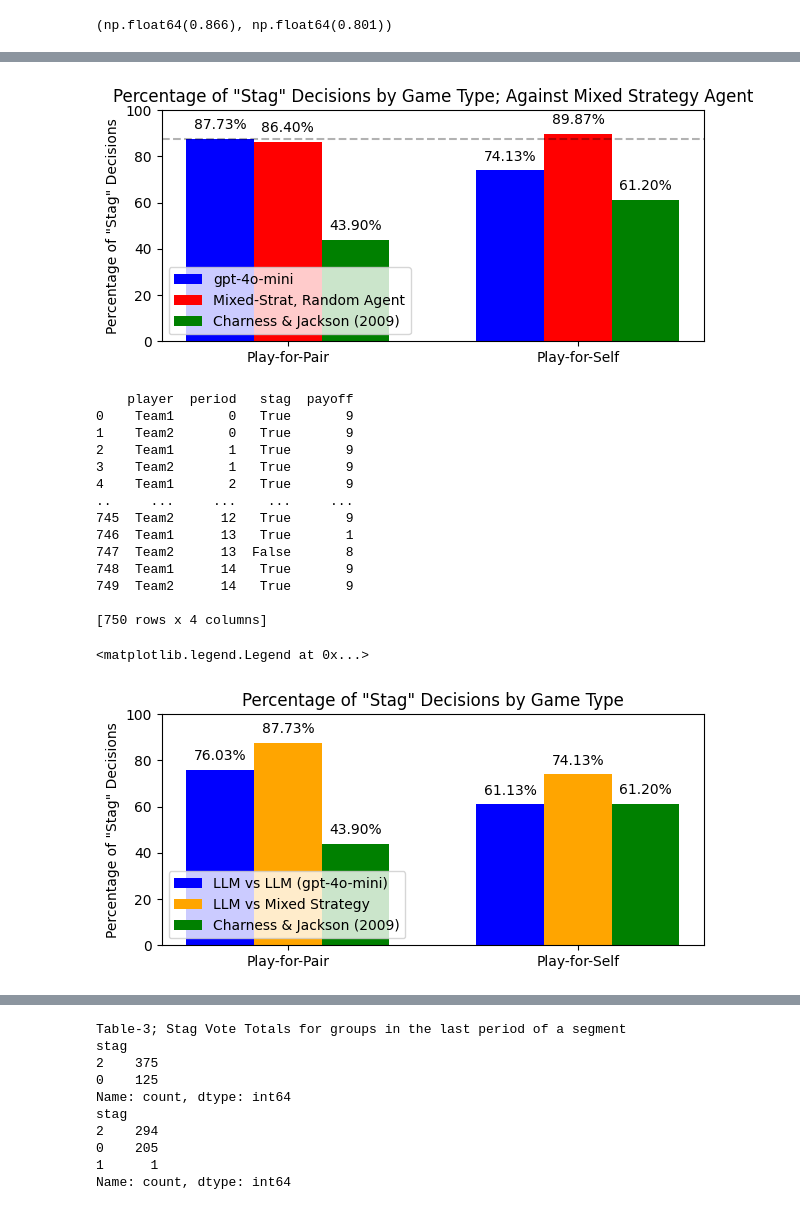
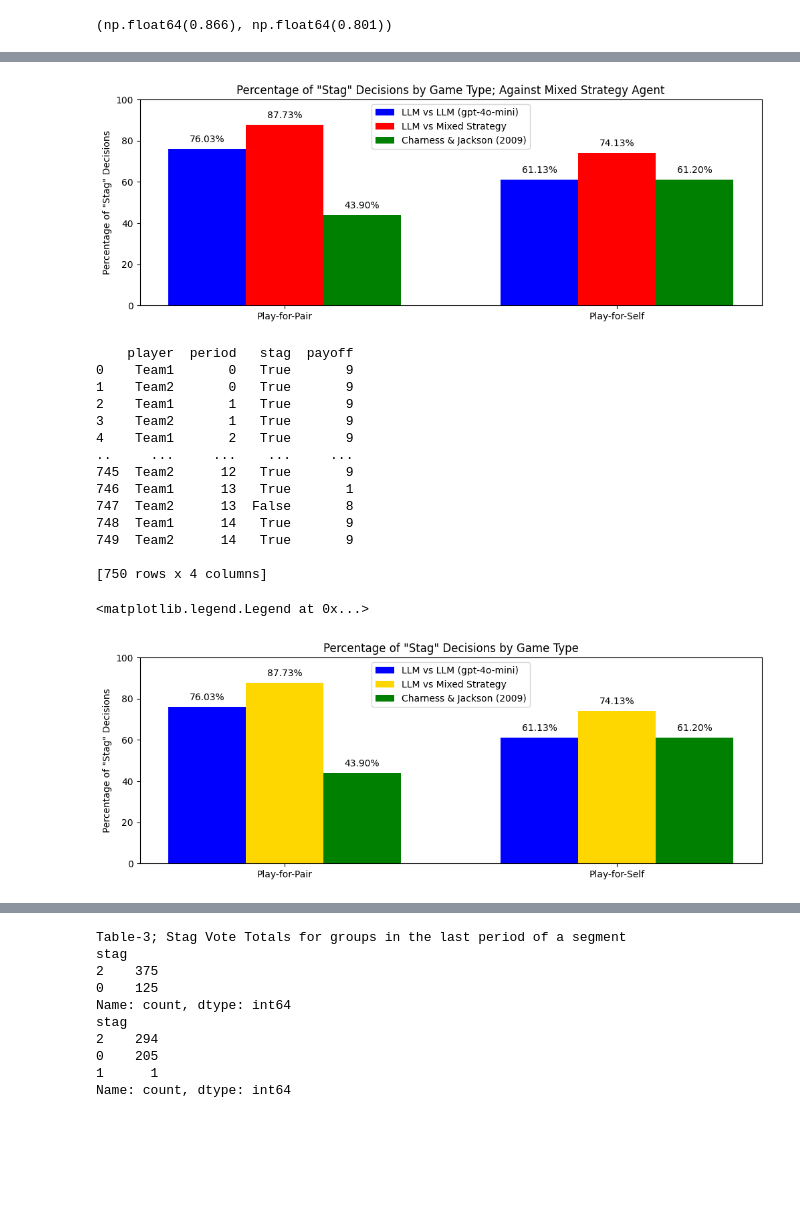
Before and after one commit to Tsangares/llm_responsibility, a Jupyter notebook: replication.ipynb, the cells around one changed output, grey strips where cells are left out. Cells and saved outputs as stored; diff of their text form; code cells hidden in the pictures; blank space fills up the shorter version.

```diff
--- a/replication.ipynb
+++ b/replication.ipynb
@@ -8,6 +8,8 @@ import matplotlib.pyplot as plt
 import numpy as np
 from tabulate import tabulate
 import statsmodels.api as sm
+
+FIGURE_SIZE = (12, 4)
 # %%
 # Running large dataset # 1
 #pp_df = pd.read_csv('./dist/pp_df_1734392696.csv')
@@ -165,28 +265,28 @@ plt.legend()
 # %%
 pp_llm,pp_random_agent = mixed_pp_df.groupby('player')['stag'].mean()*100
 ps_llm,ps_random_agent = mixed_ps_df.groupby('player')['stag'].mean()*100
 width = 0.35*2/3
 # Papers Results
 paper_pp_percentage = 43.9
 paper_ps_percentage = 61.2
-plt.figure(figsize=(7, 3))
-rects1 = plt.bar(x - width, [pp_llm,ps_llm], width, label='gpt-4o-mini', color=['blue'])
-rects2 = plt.bar(x, [pp_random_agent,ps_random_agent], width, label='Mixed-Strat, Random Agent', color=['red'])
+plt.figure(figsize=FIGURE_SIZE)
+rects1 = plt.bar(x - width, your_percentages, width, label='LLM vs LLM (gpt-4o-mini)', color=['blue'])
+rects2 = plt.bar(x, [pp_llm,ps_llm], width, label='LLM vs Mixed Strategy', color=['red'])
 rects3 = plt.bar(x + width, paper_percentages, width, label='Charness & Jackson (2009)', color=['green'])
 plt.ylim(0,100)
 autolabel(rects1)
 autolabel(rects2)
 autolabel(rects3)
 # Place horizontal dotted line at 50%
-plt.axhline(y=87.5, color='black', linestyle='--', alpha=0.3)
+#plt.axhline(y=87.5, color='black', linestyle='--', alpha=0.3)
 plt.title('Percentage of "Stag" Decisions by Game Type; Against Mixed Strategy Agent')
 plt.ylabel('Percentage of "Stag" Decisions')
 plt.xticks(x, game_types)
 plt.ylim(0, 100)
 plt.legend()
 plt.show()
 # %% [output]
-[figure, old version]
+[figure, new version]
 # %%
 pp_llm,pp_random_agent = mixed_pp_df.groupby('player')['stag'].mean()*100
 ps_llm,ps_random_agent = mixed_ps_df.groupby('player')['stag'].mean()*100
@@ -207,9 +307,9 @@ width = 0.35*2/3
 # Papers Results
 paper_pp_percentage = 43.9
 paper_ps_percentage = 61.2
-plt.figure(figsize=(7, 3))
+plt.figure(figsize=FIGURE_SIZE)
 rects2 = plt.bar(x - width, your_percentages, width, label='LLM vs LLM (gpt-4o-mini)', color=['blue'], capsize=5)
-rects1 = plt.bar(x , [pp_llm,ps_llm], width, label='LLM vs Mixed Strategy', color=['orange'])
+rects1 = plt.bar(x , [pp_llm,ps_llm], width, label='LLM vs Mixed Strategy', color=['gold'])
 rects3 = plt.bar(x + width, paper_percentages, width, label='Charness & Jackson (2009)', color=['green'])
 plt.ylim(0,100)
 autolabel(rects1)
@@ -238,5 +338,5 @@ plt.legend()
 
 [750 rows x 4 columns]
 <matplotlib.legend.Legend at 0x...>
-[figure, old version]
+[figure, new version]
 # %%
```
Also changed, not shown: parts of 15 cells of this notebook, 35 other files.
